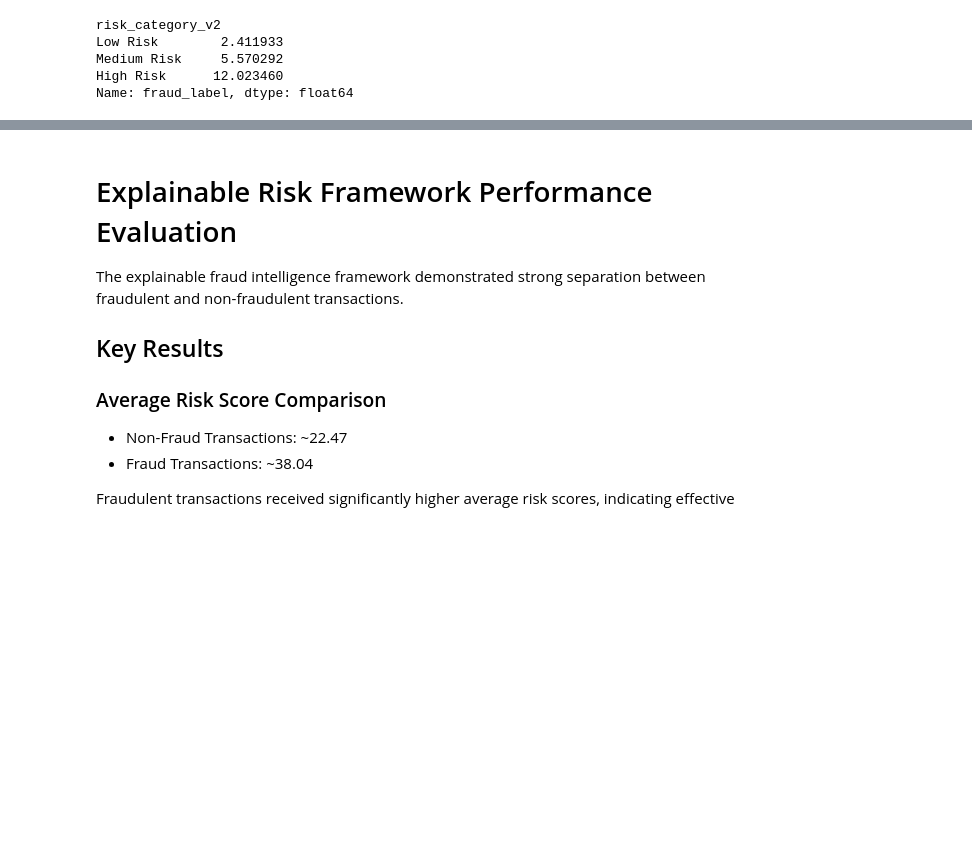
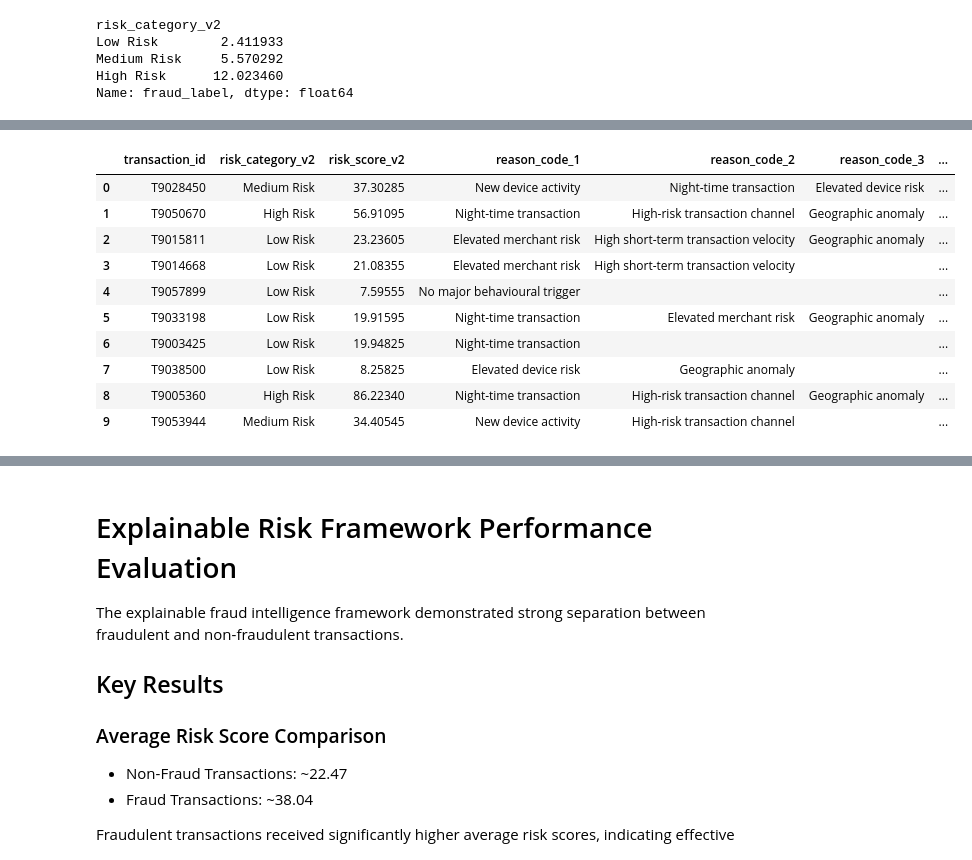
Before and after one commit to kuthurukarthikkumar-prog/jp-morgan-internship, a Jupyter notebook: 02_JPMorgan_Explainable_Fraud_Alert_Prioritization_Project_Kit/C_Supporting_Files/notebooks/jp_morgan_fraud_intelligence_Analysis.ipynb, the cells around one changed output, grey strips where cells are left out. Cells and saved outputs as stored; diff of their text form; code cells hidden in the pictures; blank space fills up the shorter version.

```diff
--- a/02_JPMorgan_Explainable_Fraud_Alert_Prioritization_Project_Kit/C_Supporting_Files/notebooks/jp_morgan_fraud_intelligence_Analysis.ipynb
+++ b/02_JPMorgan_Explainable_Fraud_Alert_Prioritization_Project_Kit/C_Supporting_Files/notebooks/jp_morgan_fraud_intelligence_Analysis.ipynb
@@ -1649,0 +2206,64 @@ Name: fraud_label, dtype: float64
+# %%
+# Generate transaction-level reason codes for investigator review
+
+def generate_reason_codes(row):
+    reasons = []
+
+    if row.get("new_device_flag", 0) == 1:
+        reasons.append("New device activity")
+
+    if row.get("is_night_flag", 0) == 1:
+        reasons.append("Night-time transaction")
+
+    if row.get("channel", "") in ["P2P", "Wire"]:
+        reasons.append("High-risk transaction channel")
+
+    if row.get("device_risk_score", 0) >= merged_data["device_risk_score"].quantile(0.75):
+        reasons.append("Elevated device risk")
+
+    if row.get("merchant_risk_score_x", 0) >= merged_data["merchant_risk_score_x"].quantile(0.75):
+        reasons.append("Elevated merchant risk")
+
+    if row.get("velocity_1h", 0) >= merged_data["velocity_1h"].quantile(0.75):
+        reasons.append("High short-term transaction velocity")
+
+    if row.get("geo_distance_km", 0) >= merged_data["geo_distance_km"].quantile(0.75):
+        reasons.append("Geographic anomaly")
+
+    if row.get("merchant_category", "") in ["Fuel", "Utilities", "Gaming"]:
+        reasons.append("Higher-risk merchant category")
+
+    if len(reasons) == 0:
+        reasons.append("No major behavioural trigger")
+
+    return reasons[:3]
+
+merged_data["top_reason_codes"] = merged_data.apply(generate_reason_codes, axis=1)
+
+merged_data["reason_code_1"] = merged_data["top_reason_codes"].apply(lambda x: x[0] if len(x) > 0 else "")
+merged_data["reason_code_2"] = merged_data["top_reason_codes"].apply(lambda x: x[1] if len(x) > 1 else "")
+merged_data["reason_code_3"] = merged_data["top_reason_codes"].apply(lambda x: x[2] if len(x) > 2 else "")
+merged_data["reason_codes"] = merged_data["top_reason_codes"].apply(lambda x: " | ".join(x))
+
+merged_data[[
+    "transaction_id",
+    "risk_category_v2",
+    "risk_score_v2",
+    "reason_code_1",
+    "reason_code_2",
+    "reason_code_3",
+    "recommended_action",
+    "sla_priority"
+]].head(10)
+# %% [output]
+|  | transaction_id | risk_category_v2 | risk_score_v2 | reason_code_1 | reason_code_2 | reason_code_3 | ... |
+| 0 | T9028450 | Medium Risk | 37.30285 | New device activity | Night-time transaction | Elevated device risk | ... |
+| 1 | T9050670 | High Risk | 56.91095 | Night-time transaction | High-risk transaction channel | Geographic anomaly | ... |
+| 2 | T9015811 | Low Risk | 23.23605 | Elevated merchant risk | High short-term transaction velocity | Geographic anomaly | ... |
+| 3 | T9014668 | Low Risk | 21.08355 | Elevated merchant risk | High short-term transaction velocity |  | ... |
+| 4 | T9057899 | Low Risk | 7.59555 | No major behavioural trigger |  |  | ... |
+| 5 | T9033198 | Low Risk | 19.91595 | Night-time transaction | Elevated merchant risk | Geographic anomaly | ... |
+| 6 | T9003425 | Low Risk | 19.94825 | Night-time transaction |  |  | ... |
+| 7 | T9038500 | Low Risk | 8.25825 | Elevated device risk | Geographic anomaly |  | ... |
+| 8 | T9005360 | High Risk | 86.22340 | Night-time transaction | High-risk transaction channel | Geographic anomaly | ... |
+| 9 | T9053944 | Medium Risk | 34.40545 | New device activity | High-risk transaction channel |  | ... |
```
Also changed, not shown: parts of 28 cells of this notebook, 1 other file.
